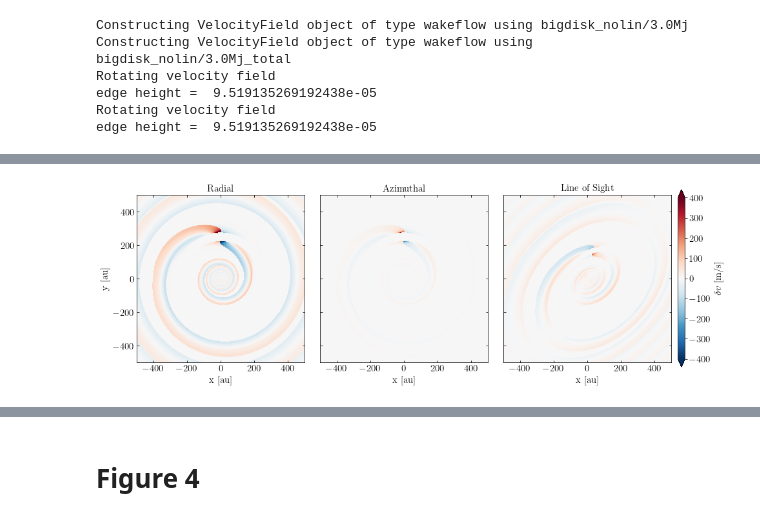
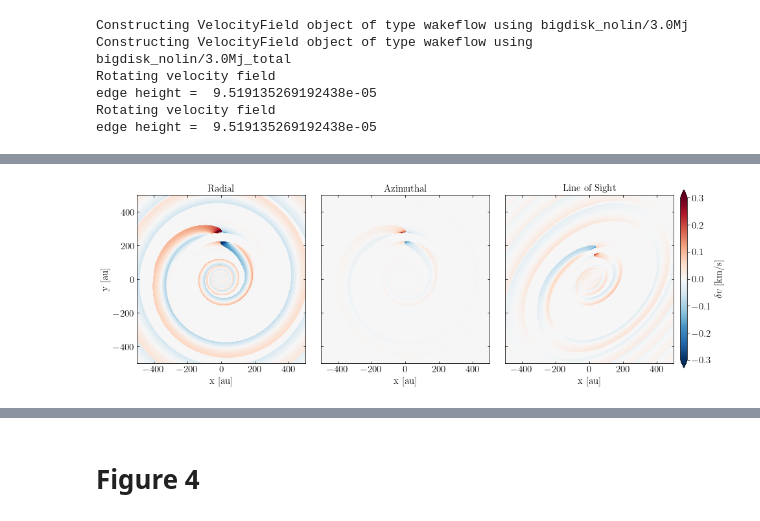
Before and after one commit to TomHilder/spiralmoments, a Jupyter notebook: paper_plots.ipynb, the cells around one changed output, grey strips where cells are left out. Drawn from its saved outputs; the diff is of its cells as text; code cells hidden in the pictures.

```diff
--- a/paper_plots.ipynb
+++ b/paper_plots.ipynb
@@ -95,45 +95,45 @@ fig.tight_layout()
 
 extent = (-1000,1000,-1000,1000)
 
-lim = 400
+lim = 0.3
 levels = np.linspace(-lim, lim, 200)
 
 # all subplots
 for i in range(3):
     ax[i].axis('scaled')
     ax[i].set_xlim(-500, 500)
     ax[i].set_ylim(-500, 500)
     ax[i].set_xlabel('x [au]')
     ax[i].xaxis.set_ticks_position('both')
     ax[i].yaxis.set_ticks_position('both')
     ax[i].xaxis.set_tick_params(direction='in')
     ax[i].yaxis.set_tick_params(direction='in')
 
 ax[0].set_ylabel('y [au]')
 
 # plot v_r component
-c1 = ax[0].imshow(np.flipud(1e3*wf0.v_r), cmap='RdBu_r', extent=extent, vmin=-lim, vmax=lim)
+c1 = ax[0].imshow(np.flipud(wf0.v_r), cmap='RdBu_r', extent=extent, vmin=-lim, vmax=lim)
 
 # plot v_phi component
-c2 = ax[1].imshow(np.flipud(1e3*wf0.v_phi), cmap='RdBu_r', extent=extent, vmin=-lim, vmax=lim)
+c2 = ax[1].imshow(np.flipud(wf0.v_phi), cmap='RdBu_r', extent=extent, vmin=-lim, vmax=lim)
 
 # plot v_LOS component
-c3 = ax[2].contourf(rot_wf0.X, rot_wf0.Y, rot_wf0.v_field[2,:,:], cmap='RdBu_r', levels=levels, extend='both')
+c3 = ax[2].contourf(rot_wf0.X, rot_wf0.Y, rot_wf0.v_field[2,:,:]/1e3, cmap='RdBu_r', levels=levels, extend='both')
 
 # titles
 ax[0].set_title(r'Radial')
 ax[1].set_title(r'Azimuthal')
 ax[2].set_title(r'Line of Sight')
 
 # colorbar
 fig.subplots_adjust(right=0.8)
 cbar_ax = fig.add_axes([0.81, 0.1, 0.01, 0.85])
-fig.colorbar(c1, cax=cbar_ax, extend='both', label=r'$\delta v$ [m/s]')
+fig.colorbar(c1, cax=cbar_ax, extend='both', label=r'$\delta v$ [km/s]')
 
 plt.savefig('components.pdf', bbox_inches='tight')
 plt.show()
 # %% [output]
-[figure, old version]
+[figure, new version]
 # %%
 fig, ax = plt.subplots(2, 2,
                        sharex=True, sharey=True,
```
Also changed, not shown: parts of 2 cells of this notebook, 2 other files.
